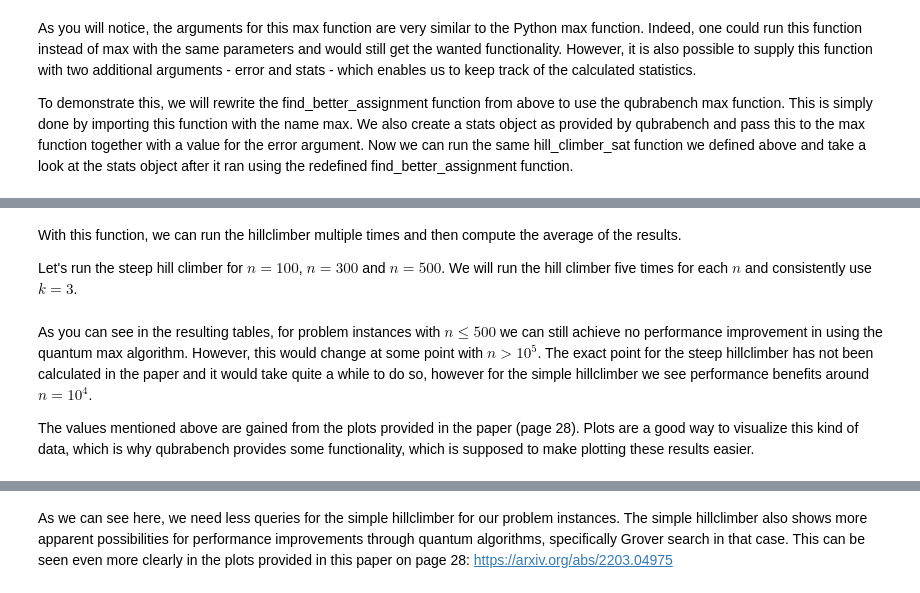
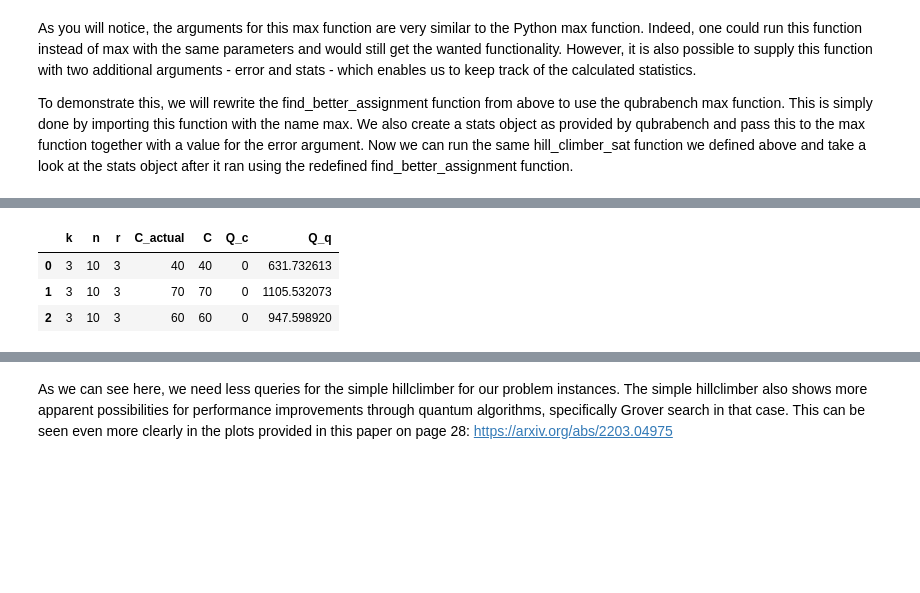
Before and after one commit to qubrabench/qubrabench, a Jupyter notebook: examples/sat/hillclimber.ipynb, the cells around one changed output, grey strips where cells are left out. Cells and saved outputs as stored; diff of their text form; code cells hidden in the pictures; blank space fills up the shorter version.

```diff
--- a/examples/sat/hillclimber.ipynb
+++ b/examples/sat/hillclimber.ipynb
@@ -209,18 +228,11 @@ The imported `run` function executes the hillclimber on a random instance and re
 # %%
-import pandas as pd
-from typing import Optional
-from dataclasses import asdict
-
-
-def run(
+def benchmark_random_instances(
     k: int,
     n: int,
-    r: int = 3,
+    r: int,
     *,
-    n_runs: int,
-    rng: np.random.Generator,
-    error: Optional[float] = None,
-    steep: bool = False,
+    n_runs: int = 3,
+    rng=np.random.default_rng(seed=42),
 ) -> pd.DataFrame:
     assert n_runs >= 1
     assert 3 <= r <= 6
@@ -229,43 +241,47 @@ def run(
 
     history = []
     for run_ix in range(n_runs):
-        logging.info(f"Instance: k={k}, r={r}, n={n}, steep={steep}, #{run_ix}")
-
         global stats
         stats = QueryStats()  # reset
 
         # Generate random problem instance
         inst = Instance(
             n_var=n,
             clauses=[
                 Clause(
                     terms=rng.choice([-1, 1])
                     * rng.integers(1, n, endpoint=True, size=k),
                     weight=rng.integers(1, 21),
                 )
                 for _ in range(clause_count)
             ],
         )
 
         hill_climber_sat(inst)
 
         # save record to history
-        rec = asdict(stats)
-        rec["n"] = n
-        rec["r"] = r
-        rec["k"] = k
+        rec = {
+            "k": k,
+            "n": n,
+            "r": r,
+            "C_actual": stats.classical_actual_queries,
+            "C": stats.classical_expected_queries,
+            "Q_c": stats.quantum_expected_classical_queries,
+            "Q_q": stats.quantum_expected_quantum_queries,
+        }
         history.append(rec)
 
     # return pandas dataframe
     df = pd.DataFrame(
         [list(row.values()) for row in history], columns=list(history[0].keys())
     )
     return df
 
 
 logging.getLogger().setLevel(logging.WARN)
-run(3, 10, 3, n_runs=5, rng=np.random.default_rng(seed=100))
+benchmark_random_instances(k=3, n=10, r=3)
+# %% [output]
+|  | k | n | r | C_actual | C | Q_c | Q_q |
+| 0 | 3 | 10 | 3 | 40 | 40 | 0 | 631.732613 |
+| 1 | 3 | 10 | 3 | 70 | 70 | 0 | 1105.532073 |
+| 2 | 3 | 10 | 3 | 60 | 60 | 0 | 947.598920 |
-# %% [markdown]
-With this function, we can run the hillclimber multiple times and then compute the average of the results.
-
-Let's run the steep hill climber for $n = 100$, $n = 300$ and $n=500$. We will run the hill climber five times for each $n$ and consistently use $k = 3$.
@@ -308,4 +287,0 @@ data_500
-# %% [markdown]
-As you can see in the resulting tables, for problem instances with $n \le 500$ we can still achieve no performance improvement in using the quantum max algorithm. However, this would change at some point with $n>10^5$. The exact point for the steep hillclimber has not been calculated in the paper and it would take quite a while to do so, however for the simple hillclimber we see performance benefits around $n=10^4$.
-
-The values mentioned above are gained from the plots provided in the paper (page 28). Plots are a good way to visualize this kind of data, which is why qubrabench provides some functionality, which is supposed to make plotting these results easier.
```
Also changed, not shown: parts of 35 cells of this notebook, 1 other file.
